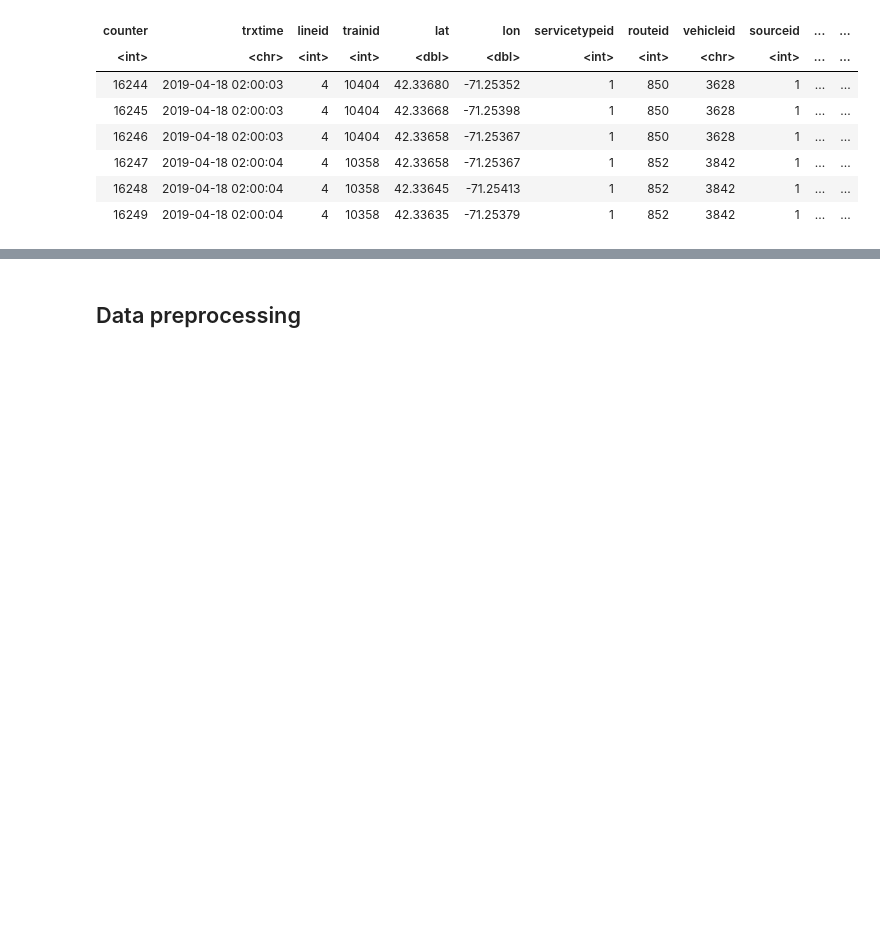
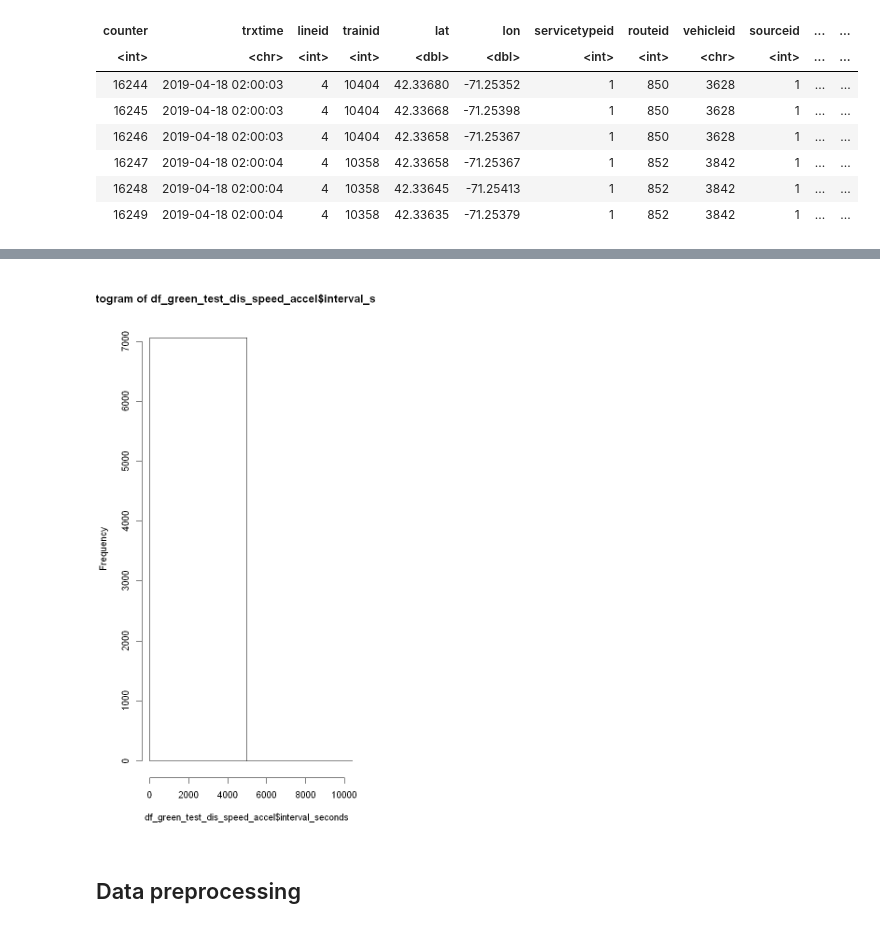
Before and after one commit to narslab/treem, a Jupyter notebook: bin/jupyter/vehicle-trajectory-computation.ipynb, the cells around one changed output, grey strips where cells are left out. Cells and saved outputs as stored; diff of their text form; code cells hidden in the pictures; blank space fills up the shorter version.

```diff
--- a/bin/jupyter/vehicle-trajectory-computation.ipynb
+++ b/bin/jupyter/vehicle-trajectory-computation.ipynb
@@ -195,0 +184,27 @@ ERROR: Error: Google now requires an API key.
+# %%
+compute_distance <- function(d) {
+    d$dist_meters = NA
+    d$interval_seconds = NA
+    n <- nrow(d)
+    if (n >= 2) {
+        # Compute interval distance using Haversine function
+        d$dist_meters[2:n] = distHaversine(cbind(d$lon[1:n-1],d$lat[1:n-1]),cbind(d$lon[2:n],d$lat[2:n]))
+        # Compute time interval
+        d$interval_seconds[2:n] = as.numeric(difftime(d$trxtime[2:n], d$trxtime[1:n-1], units = "secs"))
+        }
+    return(d)
+}
+# %%
+compute_speed_acceleration <- function(d) {
+    d$speed_mps = NA
+    d$speed_kph = NA
+    d$accel_mps2 = NA
+    n <- nrow(d)
+    if (n >= 2) {
+        d$speed_mps[2:n] = d$dist_meters[2:n] / d$interval_seconds[2:n]
+        # Convert speed to kph
+        d$speed_kph[2:n] = d$speed_mps[2:n] * 3.6
+        d$accel_mps2[2:n] = (d$speed_mps[2:n] - d$speed_mps[1:n-1])/d$interval_seconds[2:n]
+        }
+    return(d)
+}
@@ -196,3 +357,7 @@ ERROR: Error: Google now requires an API key.
+# %%
+hist(df_green_test_dis_speed_accel$interval_seconds,xlim = c(0,10000))
+# %% [output]
+[figure, added]
 # %% [markdown]
 ## Data preprocessing
 # %%
```
Also changed, not shown: parts of 53 cells of this notebook.
